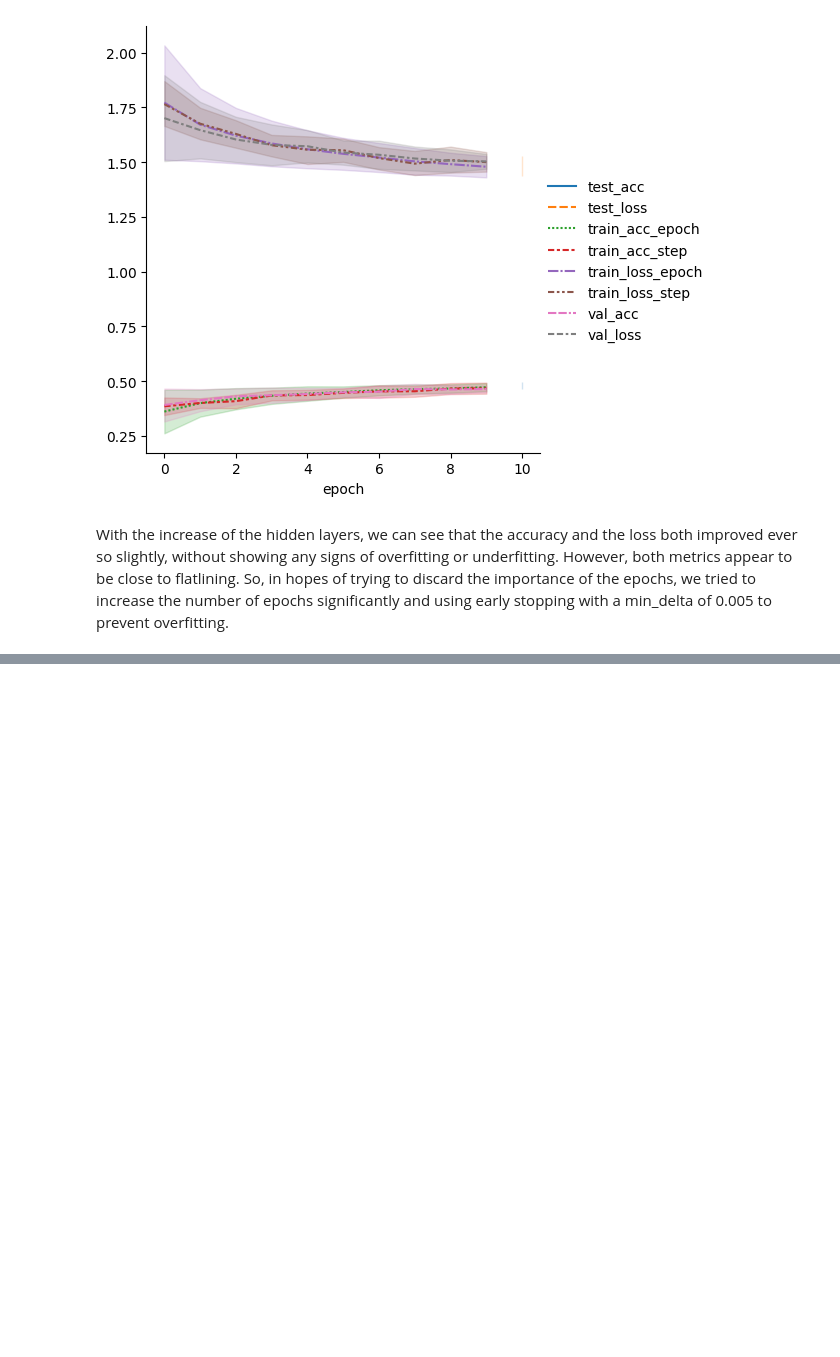
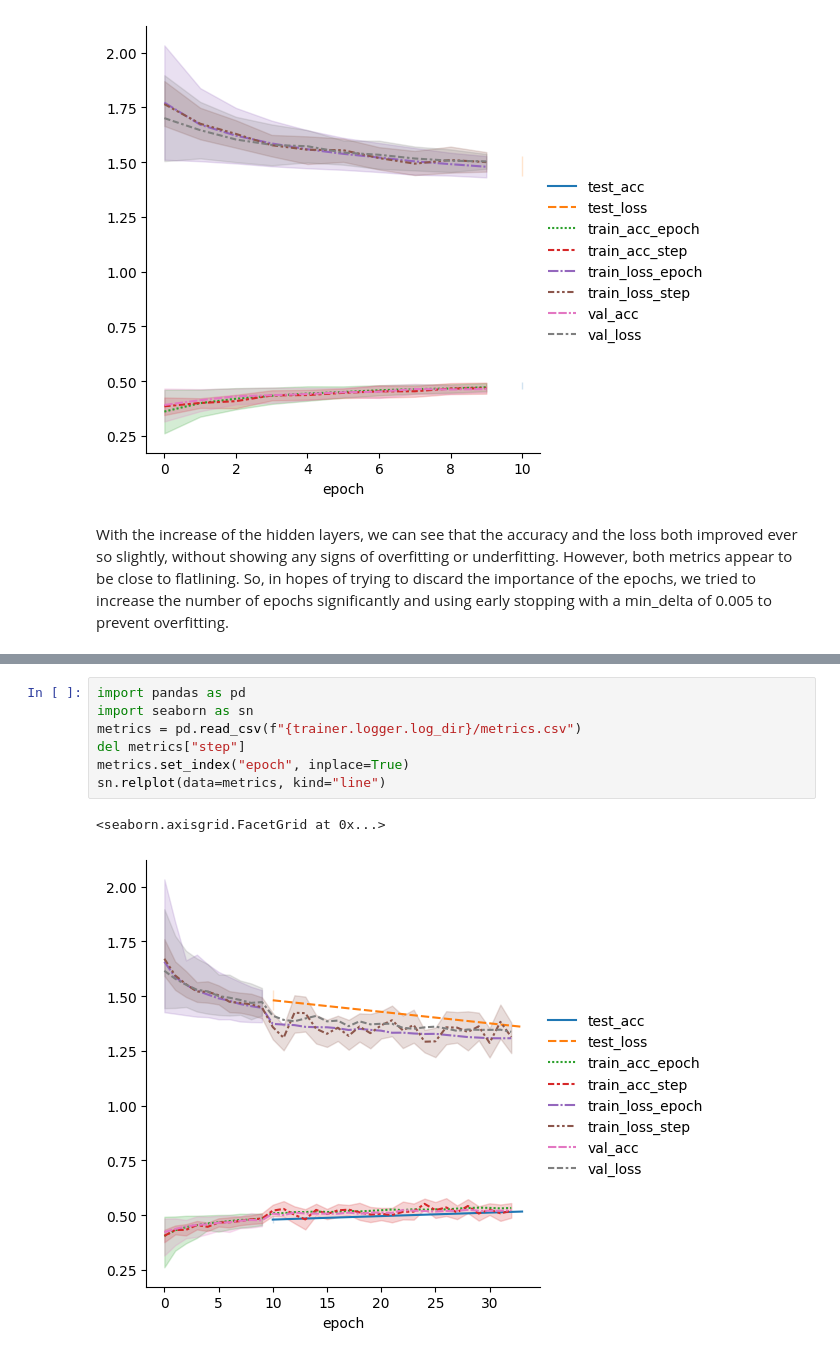
Before and after one commit to dudocas12/FAP, a Jupyter notebook: Hyperparameters_testing_ANN/Hyperparameters_testing_ANN.ipynb, the cells around one changed output, grey strips where cells are left out. Saved outputs shown, nothing was run; the diff lists cells and outputs as text; blank space fills up the shorter version.

Commit message:
epochs graph

```diff
--- a/Hyperparameters_testing_ANN/Hyperparameters_testing_ANN.ipynb
+++ b/Hyperparameters_testing_ANN/Hyperparameters_testing_ANN.ipynb
@@ -276,0 +279,10 @@ Metric val_loss improved by 0.007 >= min_delta = 0.005. New best score: 1.355
+# %%
+import pandas as pd
+import seaborn as sn
+metrics = pd.read_csv(f"{trainer.logger.log_dir}/metrics.csv")
+del metrics["step"]
+metrics.set_index("epoch", inplace=True)
+sn.relplot(data=metrics, kind="line")
+# %% [output]
+<seaborn.axisgrid.FacetGrid at 0x...>
+[figure, added]
```
Also changed, not shown: parts of 1 cell of this notebook.
